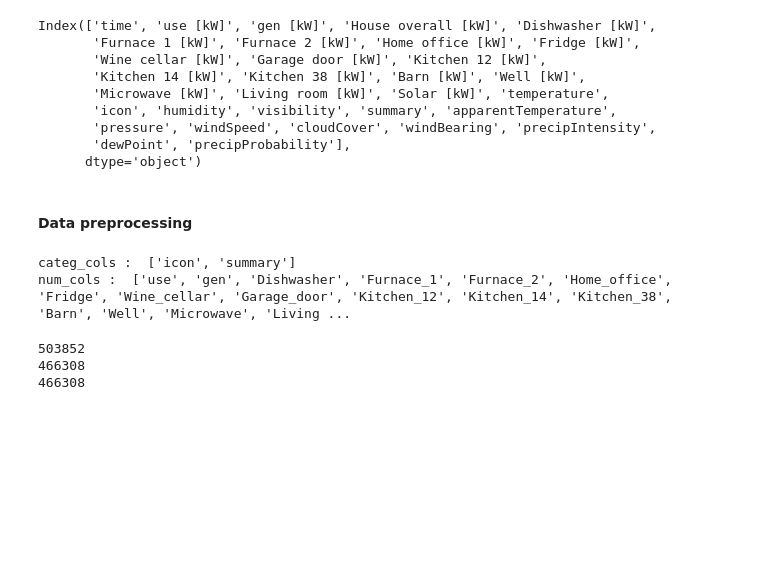
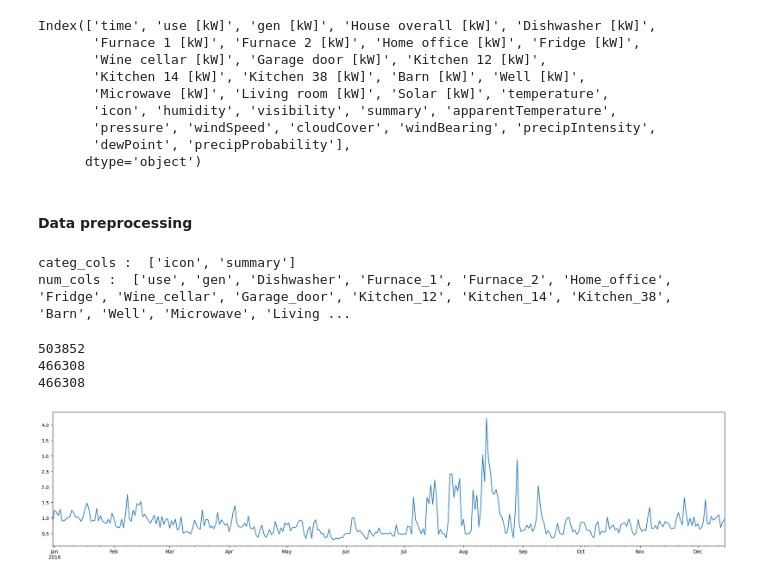
Before and after one commit to pndang/digital-bouncers, a Jupyter notebook: explore.ipynb, the cells around one changed output. Saved outputs shown, nothing was run; the diff lists cells and outputs as text; code cells hidden in the pictures; blank space fills up the shorter version.

```diff
--- a/explore.ipynb
+++ b/explore.ipynb
@@ -94,3 +96,7 @@ print(len(df))
 503852
 466308
 466308
+# %%
+df['use'].resample(rule='D').mean().plot(figsize=(25,5));
+# %% [output]
+[figure, added]
```
Also changed, not shown: parts of 6 cells of this notebook.
